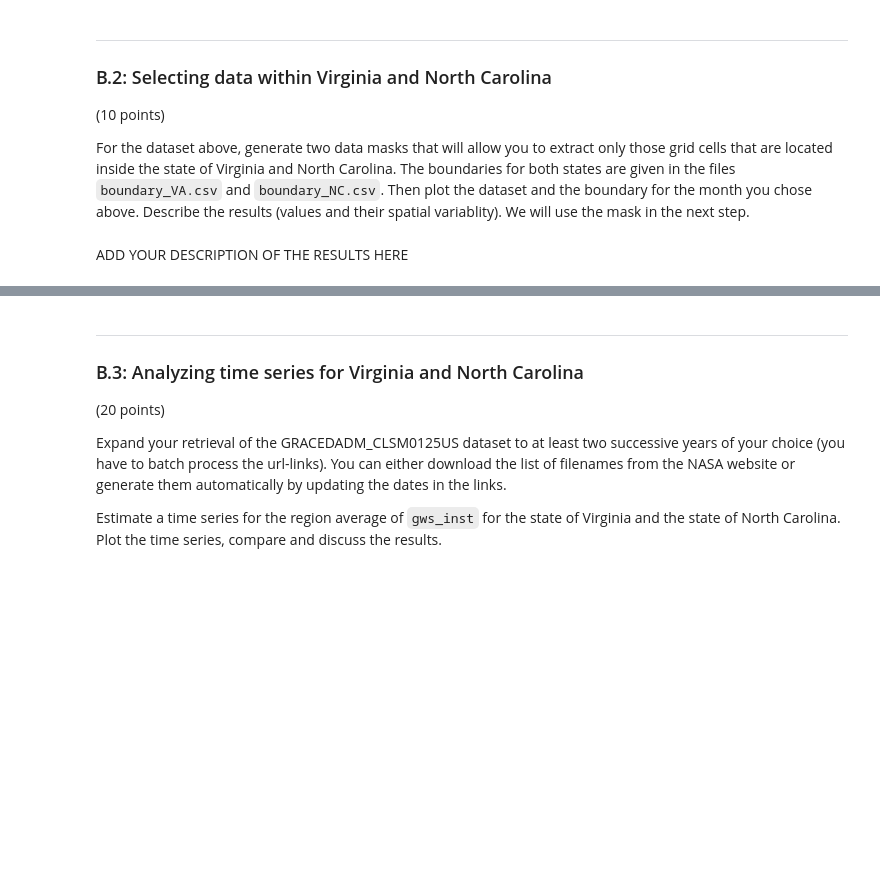
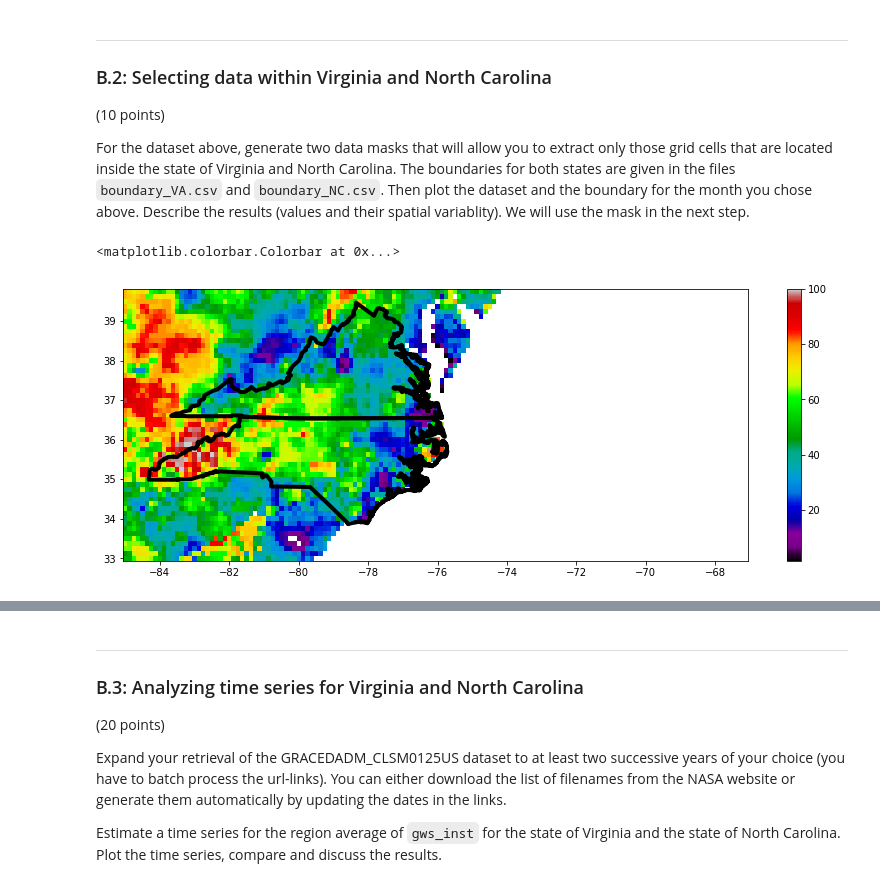
Before and after one commit to faizbond/geosf21_fadams, a Jupyter notebook: ExamFinal.ipynb, the cells around one changed output, grey strips where cells are left out. Saved outputs shown, nothing was run; the diff lists cells and outputs as text; code cells hidden in the pictures; blank space fills up the shorter version.

```diff
--- a/ExamFinal.ipynb
+++ b/ExamFinal.ipynb
@@ -185 +216,4 @@ minLonBnd
+# %%
+# obtaining a 2D array from the 1D lat and long arrays
+lonGridBnd, latGridBnd = np.meshgrid(lonBnd, latBnd)
 # %%
@@ -223,9 +270,12 @@ for i in range (lenLat):
 
 # NC_poly
 # %%
-plt.figure(figsize = (14,6))
+# Plotting the data
+plt.figure(figsize = (14,5))
 plt.pcolormesh (lonGridBnd, latGridBnd, gwBnd[0], cmap = 'nipy_spectral')
-plt.plot (VA_file[:,0], VA_file[:,1])
-plt.plot (NC_file[:,0], NC_file[:,1], 'g')
+plt.plot (VA_file[:,0], VA_file[:,1],'k', linewidth = 4)
+plt.plot (NC_file[:,0], NC_file[:,1], 'k', linewidth = 4)
+plt.colorbar()
+# %% [output]
+<matplotlib.colorbar.Colorbar at 0x...>
+[figure, added]
-# %% [markdown]
-ADD YOUR DESCRIPTION OF THE RESULTS HERE
```
Also changed, not shown: parts of 28 cells of this notebook.
